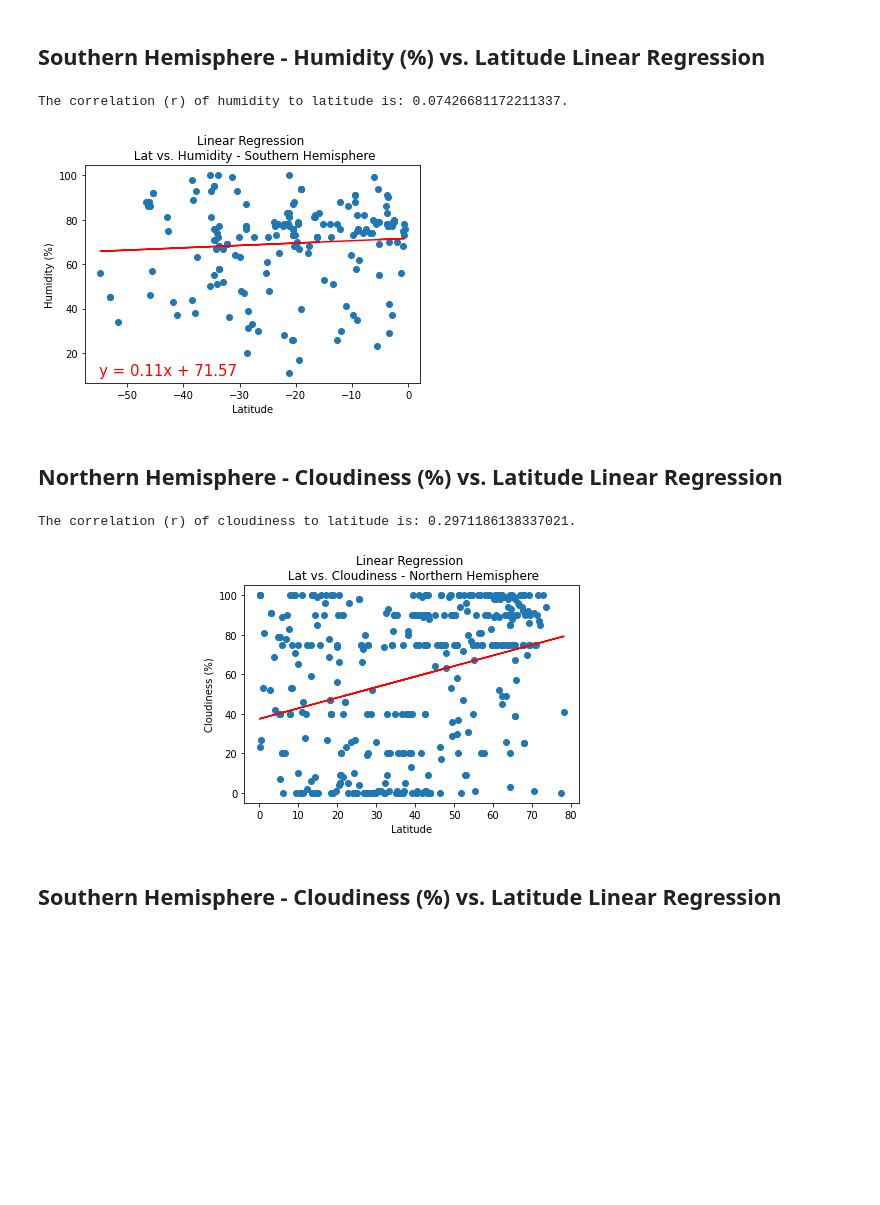
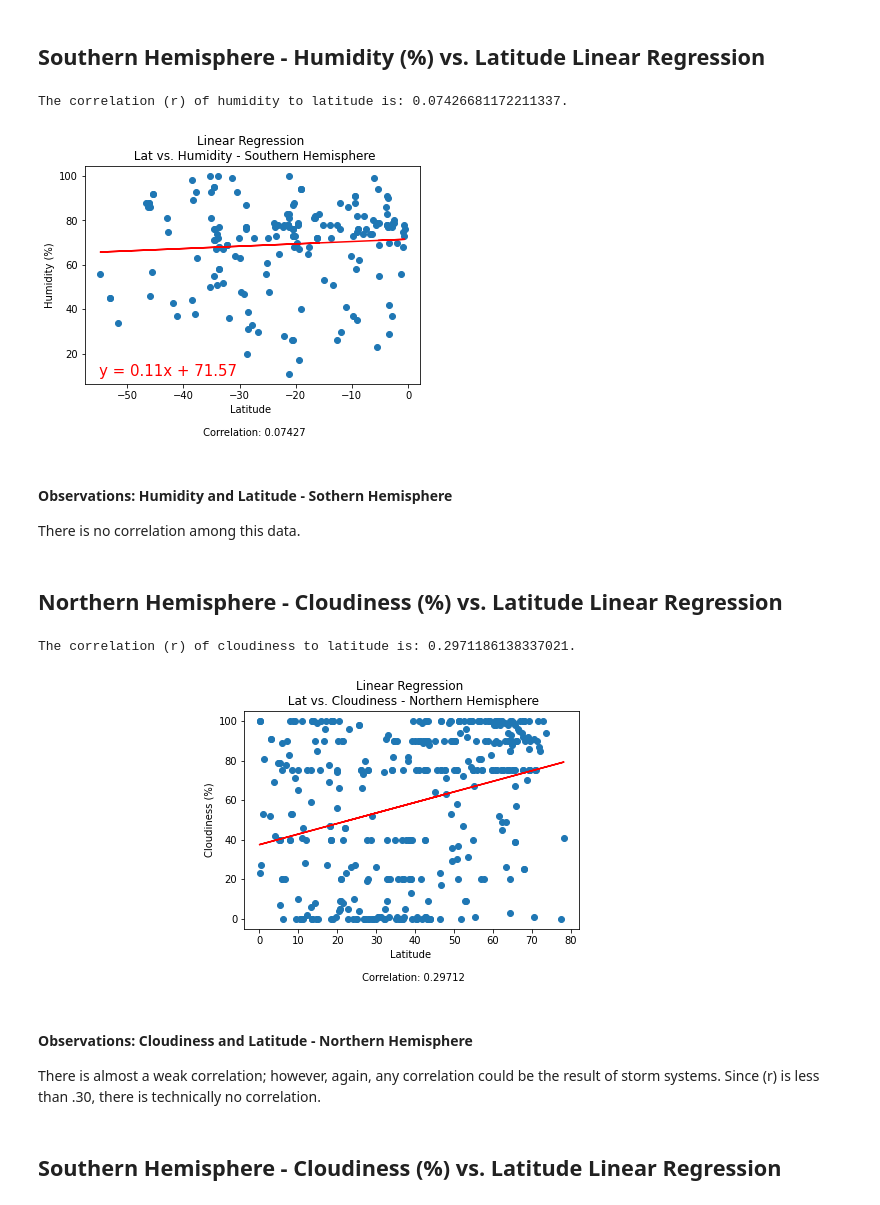
Before and after one commit to CCom20/api-challenge-python, a Jupyter notebook: weatherpy/starter_code/WeatherPy.ipynb, the cells around one changed output. Saved outputs shown, nothing was run; the diff lists cells and outputs as text; code cells hidden in the pictures; blank space fills up the shorter version.

```diff
--- a/weatherpy/starter_code/WeatherPy.ipynb
+++ b/weatherpy/starter_code/WeatherPy.ipynb
@@ -539,37 +556,41 @@ The correlation (r) of humidity to latitude is: 0.40797908019798235.
 # %%
 # Northern Hemisphere: northern_hem_df
 # Southern Hemisphere: southern_hem_df
 
 # Set Northern Humidity Variable
 sh_humidity = southern_hem_df["Humidity"]
 
 # Use the Northern Hemisphere varibale
 sh_lat = southern_hem_df["Lat"]
 
 # Find Regression and write string for annotation
 (slope, intercept, rvalue, pvalue, stderr) = linregress(sh_lat, sh_humidity)
 sh_humid_lat_regress_values = sh_lat * slope + intercept
 line_eq = "y = " + str(round(slope,2)) + "x + " + str(round(intercept,2))
 
 # Plot and name axes/title
 plt.scatter(sh_lat, sh_humidity)
 plt.title("Linear Regression \n Lat vs. Humidity - Southern Hemisphere")
 plt.ylabel("Humidity (%)")
-plt.xlabel("Latitude")
+plt.xlabel(f"Latitude \n \n Correlation: {round(sh_humid_lat_co, 5)}")
 plt.plot(sh_lat,sh_humid_lat_regress_values,"r-")
 plt.annotate(line_eq,(-55,10),fontsize=15,color="red")
 
 # Find correlation, if there is any
 sh_humid_lat_co = sci.pearsonr(sh_lat, sh_humidity)[0]
 print(f"The correlation (r) of humidity to latitude is: {sh_humid_lat_co}.")
+plt.savefig("../output_data/linreg_SH_humid_vs_lat_fig.jpeg")
 # %% [output]
 The correlation (r) of humidity to latitude is: 0.07426681172211337.
-[figure, old version]
+[figure, new version]
+# %% [markdown]
+#### Observations: Humidity and Latitude - Sothern Hemisphere
+
+There is no correlation among this data.
 # %% [markdown]
 ## Northern Hemisphere - Cloudiness (%) vs. Latitude Linear Regression
 # %%
 # Northern Hemisphere: northern_hem_df
-# Southern Hemisphere: southern_hem_df
 
 # Set Northern Humidity Variable
 nh_cloudiness = northern_hem_df["Cloudiness"]
@@ -586,16 +607,23 @@ line_eq = "y = " + str(round(slope,2)) + "x + " + str(round(intercept,2))
 plt.scatter(nh_lat, nh_cloudiness)
 plt.title("Linear Regression \n Lat vs. Cloudiness - Northern Hemisphere")
 plt.ylabel("Cloudiness (%)")
-plt.xlabel("Latitude")
+plt.xlabel(f"Latitude \n \n Correlation: {round(nh_cloud_lat_co, 5)}")
 plt.plot(nh_lat,nh_cloud_lat_regress_values,"r-")
 plt.annotate(line_eq,(-55,10),fontsize=15,color="red")
 
 # Find correlation, if there is any
 nh_cloud_lat_co = sci.pearsonr(nh_lat, nh_cloudiness)[0]
 print(f"The correlation (r) of cloudiness to latitude is: {nh_cloud_lat_co}.")
+
+# Export JPEG
+plt.savefig("../output_data/linreg_NH_cloud_vs_lat_fig.jpeg")
 # %% [output]
 The correlation (r) of cloudiness to latitude is: 0.2971186138337021.
-[figure, old version]
+[figure, new version]
+# %% [markdown]
+#### Observations: Cloudiness and Latitude - Northern Hemisphere
+
+There is almost a weak correlation; however, again, any correlation could be the result of storm systems. Since (r) is less than .30, there is technically no correlation.
 # %% [markdown]
 ##  Southern Hemisphere - Cloudiness (%) vs. Latitude Linear Regression
 # %%
```
Also changed, not shown: parts of 15 cells of this notebook, 8 other files.
